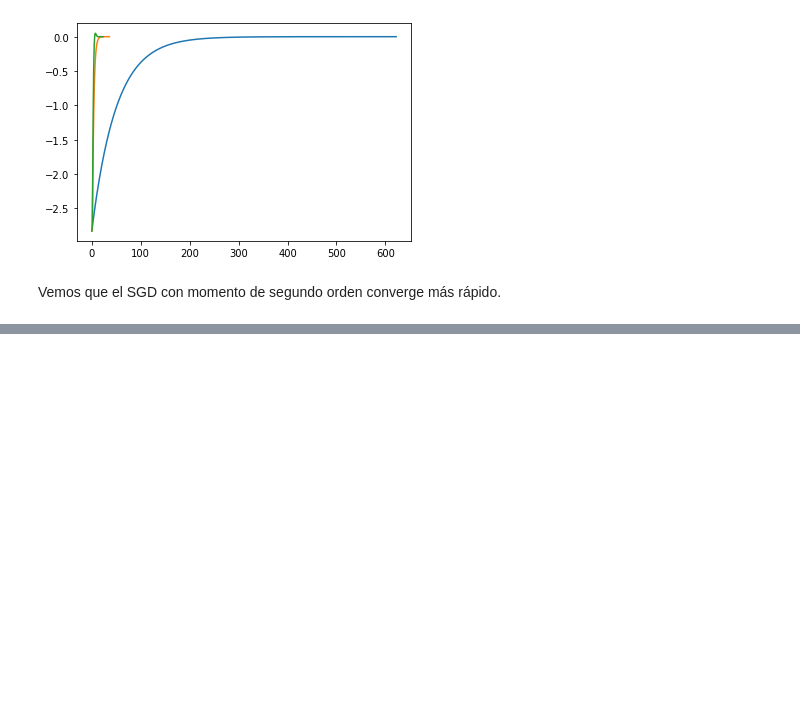
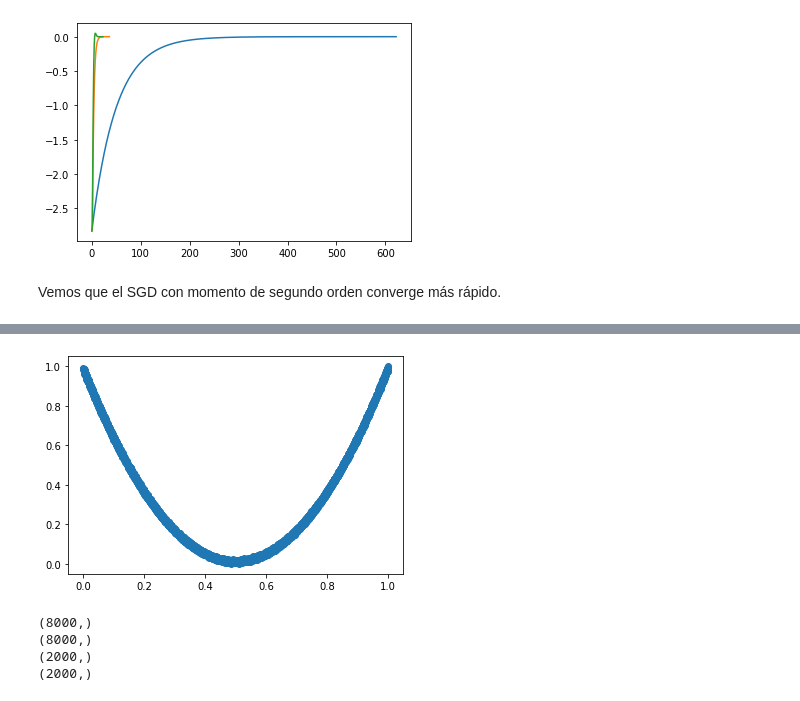
Before and after one commit to franz6ko/deep-learning, a Jupyter notebook: Ejercicios_para_entregar_a_la_mitad_del_cursado.ipynb, the cells around one changed output, grey strips where cells are left out. Drawn from its saved outputs; the diff is of its cells as text; code cells hidden in the pictures; blank space fills up the shorter version.

```diff
--- a/Ejercicios_para_entregar_a_la_mitad_del_cursado.ipynb
+++ b/Ejercicios_para_entregar_a_la_mitad_del_cursado.ipynb
@@ -178,0 +279,13 @@ Vemos que el SGD con momento de segundo orden converge más rápido.
+# %%
+# Normalize dataset
+from sklearn.preprocessing import MinMaxScaler
+scaler = MinMaxScaler()
+x = scaler.fit_transform(x.reshape(-1,1))
+x = x.reshape((10000,))
+scaler_y = MinMaxScaler()
+y = scaler_y.fit_transform(y.reshape(-1,1))
+y = y.reshape((10000,))
+# %%
+plt.scatter(x,y);
+# %% [output]
+[figure, added]
@@ -178,0 +298,10 @@ Vemos que el SGD con momento de segundo orden converge más rápido.
+# %%
+print(x_train.shape)
+print(y_train.shape)
+print(x_test.shape)
+print(y_test.shape)
+# %% [output]
+(8000,)
+(8000,)
+(2000,)
+(2000,)
```
Also changed, not shown: parts of 57 cells of this notebook.
